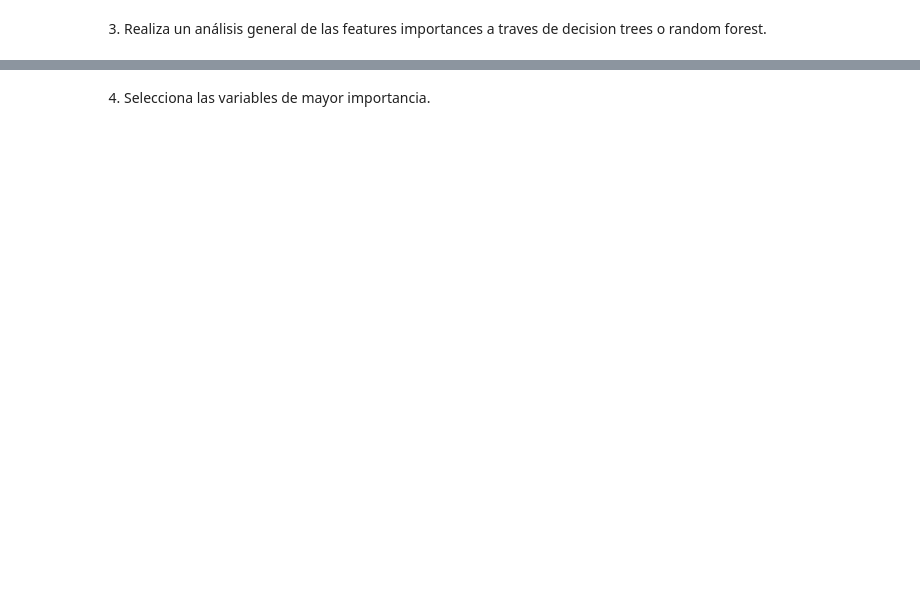
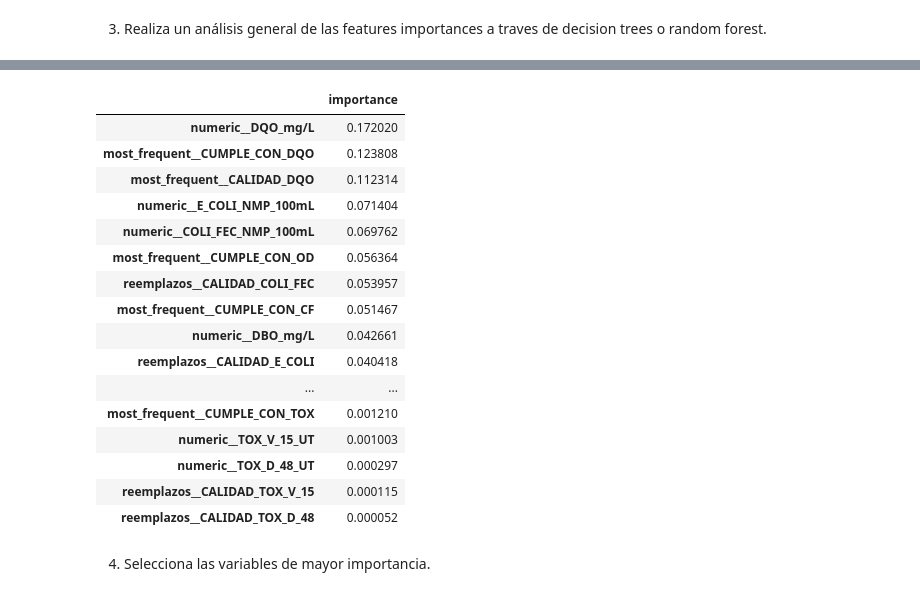
Before and after one commit to PosgradoMNA/actividades-del-projecto-equipo-35, a Jupyter notebook: Reto/Reto_Entrega_2.ipynb, the cells around one changed output, grey strips where cells are left out. Cells and saved outputs as stored; diff of their text form; code cells hidden in the pictures; blank space fills up the shorter version.

```diff
--- a/Reto/Reto_Entrega_2.ipynb
+++ b/Reto/Reto_Entrega_2.ipynb
@@ -469,2 +504,6 @@ dtype: object
 # %% [markdown]
 2. Cambia a one hot encoding el semáforo
+# %%
+ohe = OneHotEncoder(sparse=False, handle_unknown='ignore')
+yfinal = ohe.fit_transform(y.values.reshape(-1, 1))
+print(yfinal.shape)
@@ -473,2 +726,39 @@ dtype: object
+# %%
+feature_names = get_feature_names(columnTransformer)
+
+feature_importances = pd.DataFrame(
+  randomForest.feature_importances_,
+  index=feature_names,
+  columns=['importance']
+).sort_values('importance', ascending=False)
+
+feature_importances.head(14).sum()
+
+estimator = randomForest.estimators_[5]
+export_graphviz(estimator, out_file='tree.dot',
+                feature_names = feature_names,
+                class_names = ['Verde', 'Amarillo', 'Rojo'],
+                rounded = True, proportion = False,
+                precision = 2, filled = True)
+
+feature_importances
+# %% [output]
+|  | importance |
+| numeric__DQO_mg/L | 0.172020 |
+| most_frequent__CUMPLE_CON_DQO | 0.123808 |
+| most_frequent__CALIDAD_DQO | 0.112314 |
+| numeric__E_COLI_NMP_100mL | 0.071404 |
+| numeric__COLI_FEC_NMP_100mL | 0.069762 |
+| most_frequent__CUMPLE_CON_OD | 0.056364 |
+| reemplazos__CALIDAD_COLI_FEC | 0.053957 |
+| most_frequent__CUMPLE_CON_CF | 0.051467 |
+| numeric__DBO_mg/L | 0.042661 |
+| reemplazos__CALIDAD_E_COLI | 0.040418 |
+| ... | ... |
+| most_frequent__CUMPLE_CON_TOX | 0.001210 |
+| numeric__TOX_V_15_UT | 0.001003 |
+| numeric__TOX_D_48_UT | 0.000297 |
+| reemplazos__CALIDAD_TOX_V_15 | 0.000115 |
+| reemplazos__CALIDAD_TOX_D_48 | 0.000052 |
 # %% [markdown]
 4. Selecciona las variables de mayor importancia.
```
Also changed, not shown: parts of 18 cells of this notebook.
